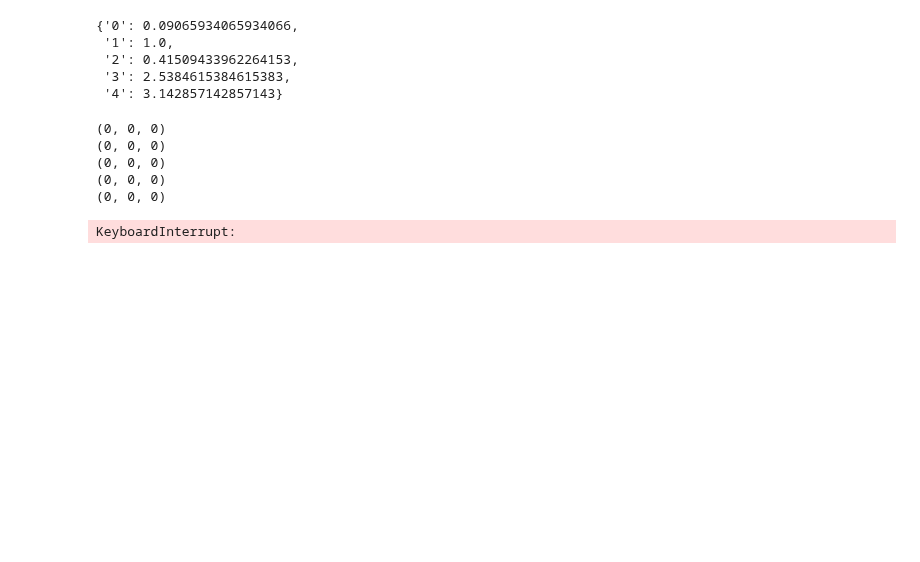
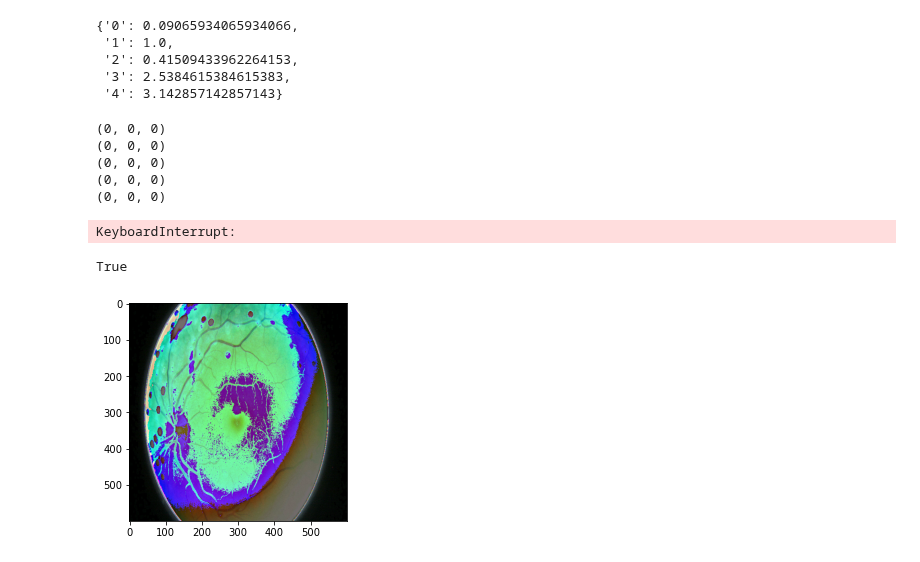
Before and after one commit to lykelly19/Computing-for-Health-and-Medicine-Final, a Jupyter notebook: DR Detection Group 9.ipynb, the cells around one changed output. Saved outputs shown, nothing was run; the diff lists cells and outputs as text; code cells hidden in the pictures; blank space fills up the shorter version.

Commit message:
color normalization; saves image to main dir

```diff
--- a/DR Detection Group 9.ipynb
+++ b/DR Detection Group 9.ipynb
@@ -277,3 +278,61 @@ for i in range(5):
 (0, 0, 0)
 (0, 0, 0)
 KeyboardInterrupt:
+# %%
+# https://stackoverflow.com/questions/34966541/how-can-one-display-an-image-using-cv2-in-python
+import cv2
+import numpy as np
+
+labeled_folder_0_dir = "data/labeled_data/0/"  # filepath for 0 severity image folder
+
+image = cv2.imread(labeled_folder_0_dir + "10626_right.jpeg")  # retrieves the spcific img called 1061_right.jpeg and sets it to image object chose this image because it has high amount of glare
+image = cv2.resize(image, (600,600))  # resizes image object to 600 x 600
+image = cv2.cvtColor(image, cv2.COLOR_BGR2RGB)  # cv2 reads in images as BGG so we convert the image to rgb
+(R,G,B) = (cv2.mean(image[0]), cv2.mean(image[1]), cv2.mean(image[2]))  # R, G, B = mean values of each channel
+
+# open the original image
+img = Image.open("data/labeled_data/0/10626_right.jpeg")
+img.show()
+
+#print(image)
+# iterate through all the pixels in the image
+for x in range(600):
+    for y in range(600):
+
+        # find and assign the rgb values of the image
+        (r,g,b) = image[x,y]
+
+        # if either r and the mean are 0s, the pixel value should still be 0
+        if not R[0]:
+            new_r = 0
+        else:
+        # otherwise, divide the channel value by the image's average and scale to colorspace
+            new_r = r/R[0] * 255
+        if not G[0]:
+            new_g = 0
+        else:
+            new_g = g/G[0] * 255
+        if not B[0]:
+            new_b = 0
+        else:
+            new_b = b/B[0] * 255
+
+        image[x,y][0] = new_r
+        image[x,y][1] = new_g
+        image[x,y][2] = new_b
+
+plt.imshow(image)
+cv2.imwrite("10626_right.jpeg", image)
+#cv2.imshow('image',image)
+#img = Image.open("data/labeled_data/0/10626_right.jpeg")
+#img.show()
+
+#print(cv2.mean(image))
+#print(cv2.mean(R))
+#print(cv2.mean(G))
+#print(cv2.mean(B))
+
+#print(cv2.mean(image[0]))
+# %% [output]
+True
+[figure, added]
```
Also changed, not shown: parts of 1 cell of this notebook.
